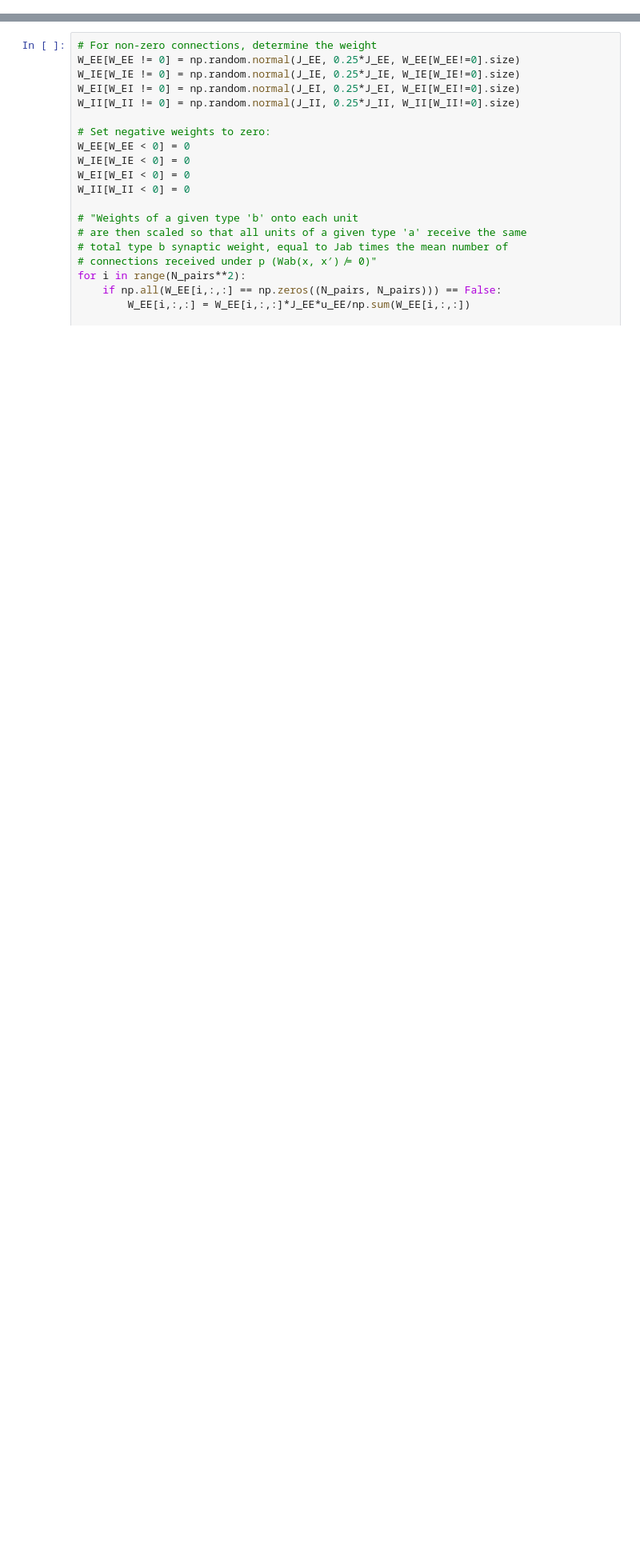
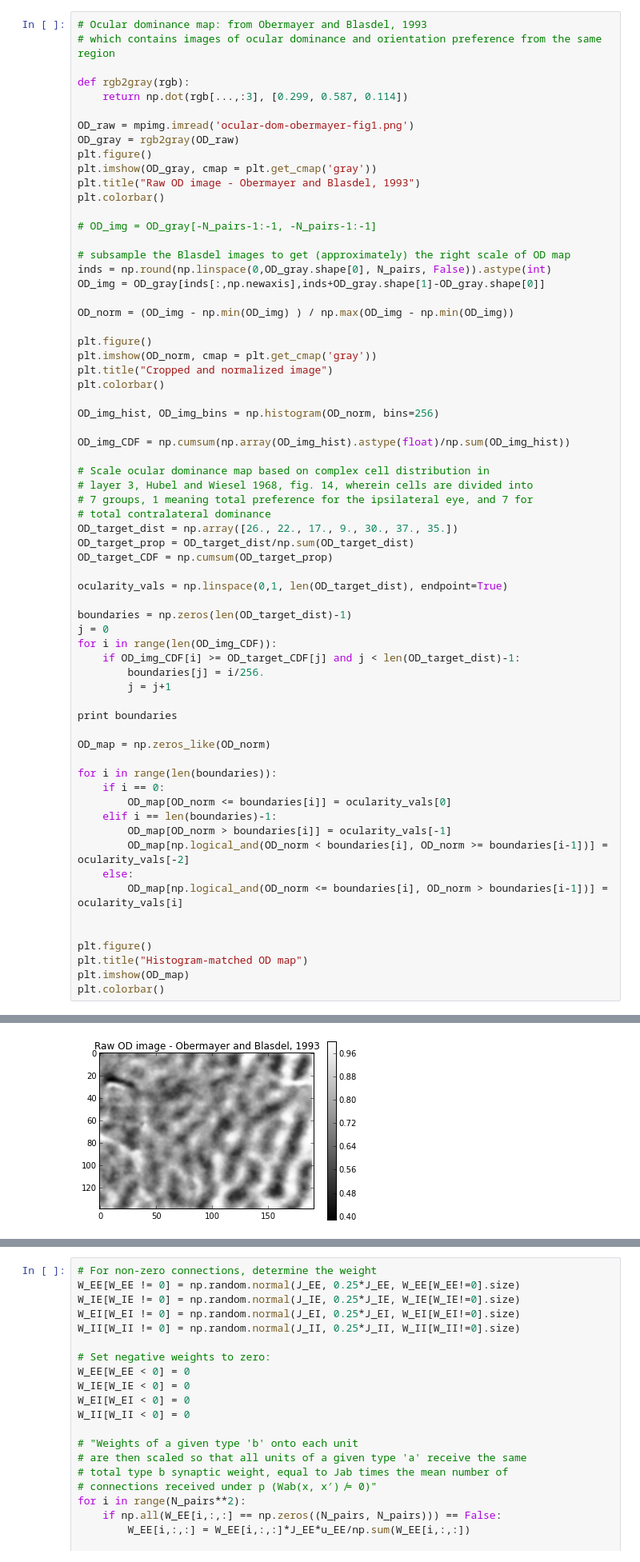
Before and after one commit to benselby/v1_modelling, a Jupyter notebook: mechanistic/SSN_2D_model-OD-working.ipynb, the cells around one changed output, grey strips where cells are left out. Shown: that part at 80% size. Cells and saved outputs as stored; diff of their text form; blank space fills up the shorter version.

Commit message:
added realistic (extracted) OD map with histogram matching, as well as a number of experiments for exploring interocular transfer

```diff
--- a/mechanistic/SSN_2D_model-OD-working.ipynb
+++ b/mechanistic/SSN_2D_model-OD-working.ipynb
@@ -118,0 +124,67 @@ plt.colorbar()
+# %%
+# Ocular dominance map: from Obermayer and Blasdel, 1993
+# which contains images of ocular dominance and orientation preference from the same region
+
+def rgb2gray(rgb):
+    return np.dot(rgb[...,:3], [0.299, 0.587, 0.114])
+
+OD_raw = mpimg.imread('ocular-dom-obermayer-fig1.png')
+OD_gray = rgb2gray(OD_raw)
+plt.figure()
+plt.imshow(OD_gray, cmap = plt.get_cmap('gray'))
+plt.title("Raw OD image - Obermayer and Blasdel, 1993")
+plt.colorbar()
+
+# OD_img = OD_gray[-N_pairs-1:-1, -N_pairs-1:-1]
+
+# subsample the Blasdel images to get (approximately) the right scale of OD map
+inds = np.round(np.linspace(0,OD_gray.shape[0], N_pairs, False)).astype(int)
+OD_img = OD_gray[inds[:,np.newaxis],inds+OD_gray.shape[1]-OD_gray.shape[0]]
+
+OD_norm = (OD_img - np.min(OD_img) ) / np.max(OD_img - np.min(OD_img))
+
+plt.figure()
+plt.imshow(OD_norm, cmap = plt.get_cmap('gray'))
+plt.title("Cropped and normalized image")
+plt.colorbar()
+
+OD_img_hist, OD_img_bins = np.histogram(OD_norm, bins=256)
+
+OD_img_CDF = np.cumsum(np.array(OD_img_hist).astype(float)/np.sum(OD_img_hist))
+
+# Scale ocular dominance map based on complex cell distribution in
+# layer 3, Hubel and Wiesel 1968, fig. 14, wherein cells are divided into
+# 7 groups, 1 meaning total preference for the ipsilateral eye, and 7 for
+# total contralateral dominance
+OD_target_dist = np.array([26., 22., 17., 9., 30., 37., 35.])
+OD_target_prop = OD_target_dist/np.sum(OD_target_dist)
+OD_target_CDF = np.cumsum(OD_target_prop)
+
+ocularity_vals = np.linspace(0,1, len(OD_target_dist), endpoint=True)
+
+boundaries = np.zeros(len(OD_target_dist)-1)
+j = 0
+for i in range(len(OD_img_CDF)):
+    if OD_img_CDF[i] >= OD_target_CDF[j] and j < len(OD_target_dist)-1:
+        boundaries[j] = i/256.
+        j = j+1
+
+print boundaries
+
+OD_map = np.zeros_like(OD_norm)
+
+for i in range(len(boundaries)):
+    if i == 0:
+        OD_map[OD_norm <= boundaries[i]] = ocularity_vals[0]
+    elif i == len(boundaries)-1:
+        OD_map[OD_norm > boundaries[i]] = ocularity_vals[-1]
+        OD_map[np.logical_and(OD_norm < boundaries[i], OD_norm >= boundaries[i-1])] = ocularity_vals[-2]
+    else:
+        OD_map[np.logical_and(OD_norm <= boundaries[i], OD_norm > boundaries[i-1])] = ocularity_vals[i]
+
+
+plt.figure()
+plt.title("Histogram-matched OD map")
+plt.imshow(OD_map)
+plt.colorbar()
+# %% [output]
@@ -118,0 +193 @@ plt.colorbar()
+[figure, added]
```
Also changed, not shown: parts of 34 cells of this notebook.
